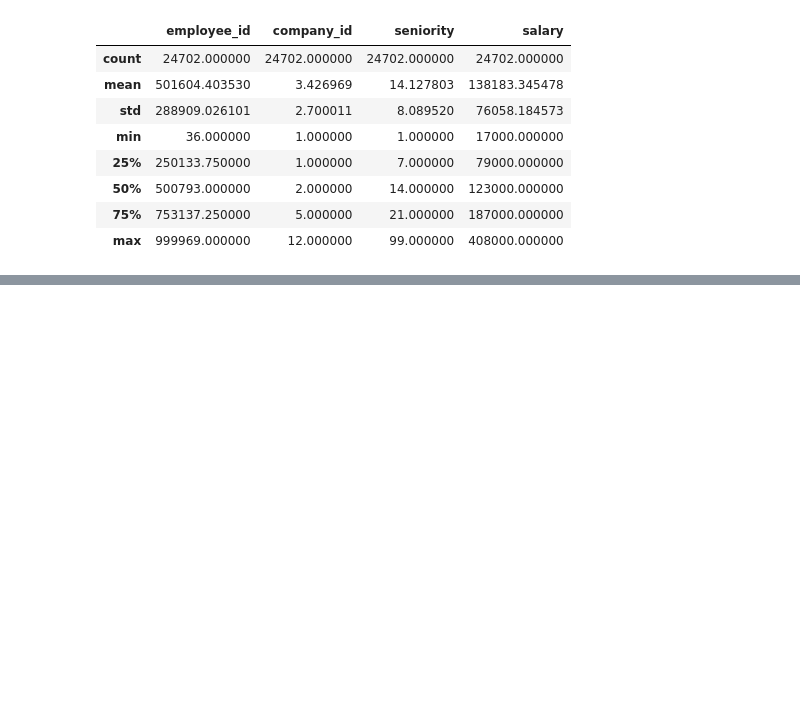
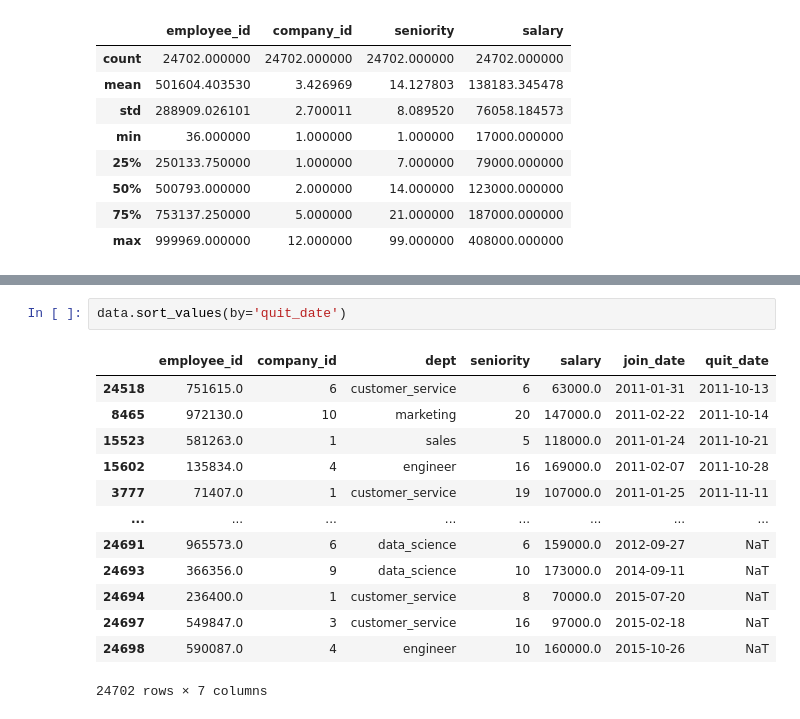
Before and after one commit to chixinn/DS_bootcamp, a Jupyter notebook: 3-Employee-Retention.ipynb, the cells around one changed output, grey strips where cells are left out. Drawn from its saved outputs; the diff is of its cells as text; blank space fills up the shorter version.

```diff
--- a/3-Employee-Retention.ipynb
+++ b/3-Employee-Retention.ipynb
@@ -44,3 +65,19 @@ data.describe()
+# %%
+data.sort_values(by='quit_date')
+# %% [output]
+|  | employee_id | company_id | dept | seniority | salary | join_date | quit_date |
+| 24518 | 751615.0 | 6 | customer_service | 6 | 63000.0 | 2011-01-31 | 2011-10-13 |
+| 8465 | 972130.0 | 10 | marketing | 20 | 147000.0 | 2011-02-22 | 2011-10-14 |
+| 15523 | 581263.0 | 1 | sales | 5 | 118000.0 | 2011-01-24 | 2011-10-21 |
+| 15602 | 135834.0 | 4 | engineer | 16 | 169000.0 | 2011-02-07 | 2011-10-28 |
+| 3777 | 71407.0 | 1 | customer_service | 19 | 107000.0 | 2011-01-25 | 2011-11-11 |
+| ... | ... | ... | ... | ... | ... | ... | ... |
+| 24691 | 965573.0 | 6 | data_science | 6 | 159000.0 | 2012-09-27 | NaT |
+| 24693 | 366356.0 | 9 | data_science | 10 | 173000.0 | 2014-09-11 | NaT |
+| 24694 | 236400.0 | 1 | customer_service | 8 | 70000.0 | 2015-07-20 | NaT |
+| 24697 | 549847.0 | 3 | customer_service | 16 | 97000.0 | 2015-02-18 | NaT |
+| 24698 | 590087.0 | 4 | engineer | 10 | 160000.0 | 2015-10-26 | NaT |
+24702 rows × 7 columns
 # %%
 for col in data.columns:
     uniques=sorted(data[col].unique())
```
Also changed, not shown: parts of 32 cells of this notebook.
